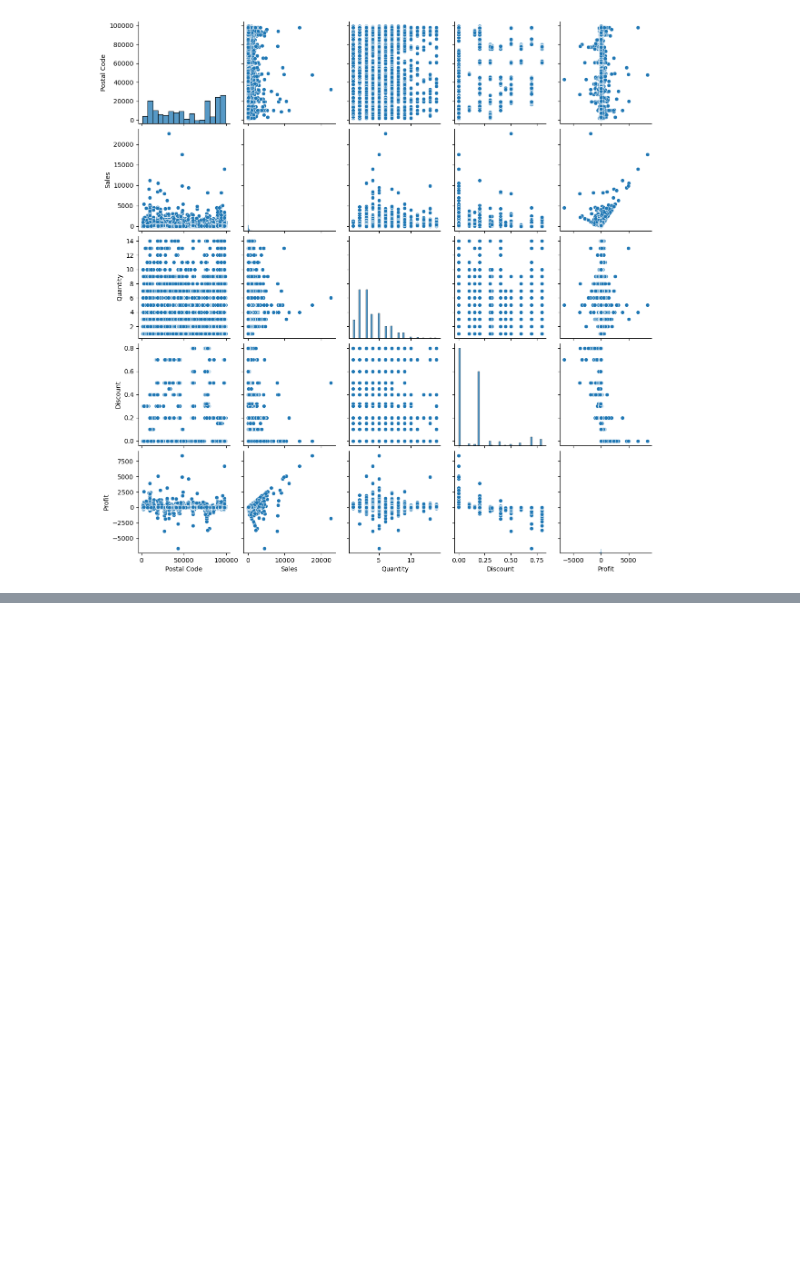
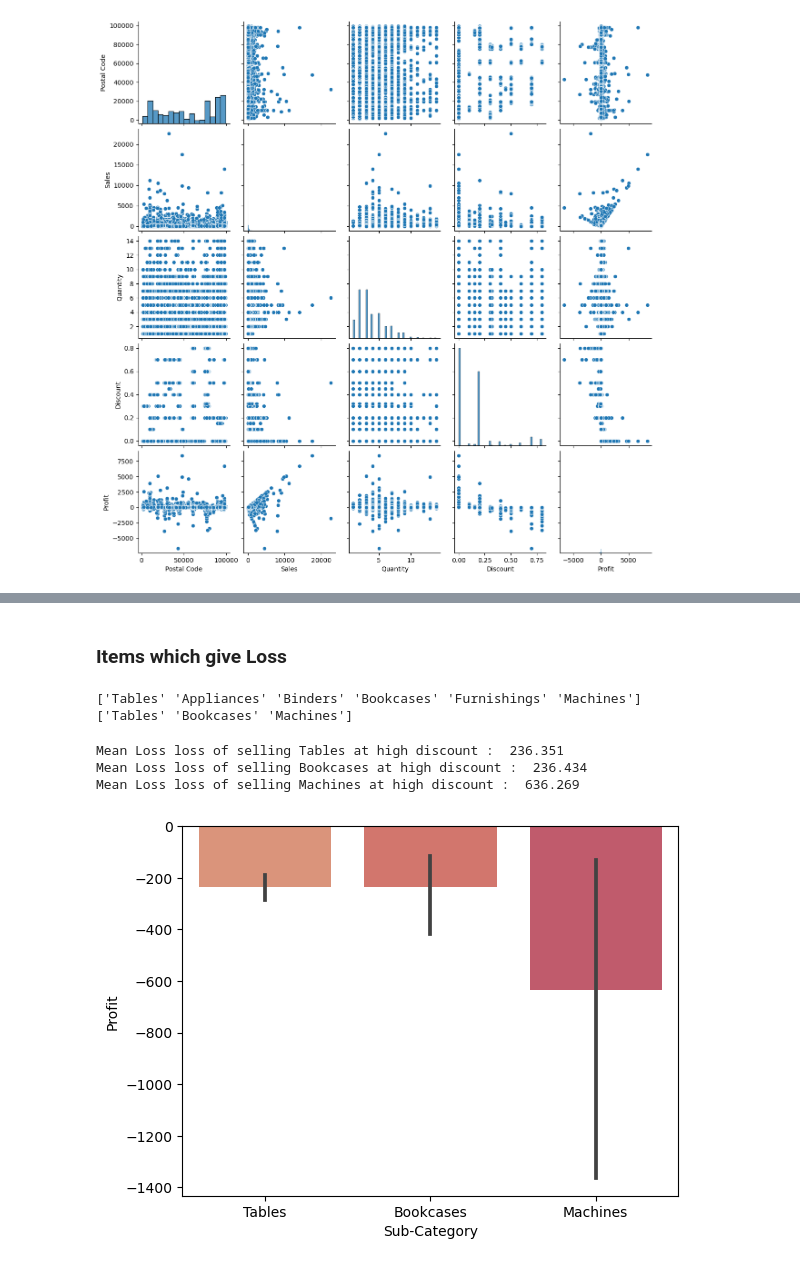
Before and after one commit to Vaarun-Kamath/Retail-Exploratory-Data-Analysis, a Jupyter notebook: Task3.ipynb, the cells around one changed output, grey strips where cells are left out. Cells and saved outputs as stored; diff of their text form; code cells hidden in the pictures; blank space fills up the shorter version.

```diff
--- a/Task3.ipynb
+++ b/Task3.ipynb
@@ -38,0 +62,23 @@ sns.relplot(x='Profit',y='Discount',hue='Segment',data=df)
+# %% [markdown]
+### <b>Items which give Loss</b>
+# %%
+df_disctG =  df[df.Discount > 0.42] # All rows with Discount greater than 0.42
+df_disct_VLP = df_disctG[df_disctG.Discount < 0.52] # VERY LESS PROFIT # All rows with Discount Greater than 0.42 and less than 0.52
+print(df_disctG['Sub-Category'].unique())
+print(df_disct_VLP['Sub-Category'].unique())
+# %% [output]
+['Tables' 'Appliances' 'Binders' 'Bookcases' 'Furnishings' 'Machines']
+['Tables' 'Bookcases' 'Machines']
+# %%
+print("Mean Loss loss of selling Tables at high discount : ",round(abs(df_disct_VLP[df_disct_VLP['Sub-Category'] == 'Tables']['Profit'].mean()),3))
+print("Mean Loss loss of selling Bookcases at high discount : ",round(abs(df_disct_VLP[df_disct_VLP['Sub-Category'] == 'Bookcases']['Profit'].mean()),3))
+print("Mean Loss loss of selling Machines at high discount : ",round(abs(df_disct_VLP[df_disct_VLP['Sub-Category'] == 'Machines']['Profit'].mean()),3))
+# %% [output]
+Mean Loss loss of selling Tables at high discount :  236.351
+Mean Loss loss of selling Bookcases at high discount :  236.434
+Mean Loss loss of selling Machines at high discount :  636.269
+# %%
+with sns.color_palette("flare"):
+    sns.barplot(x=df_disct_VLP['Sub-Category'],y='Profit',data=df_disct_VLP)
+# %% [output]
+[figure, added]
```
Also changed, not shown: parts of 15 cells of this notebook.
